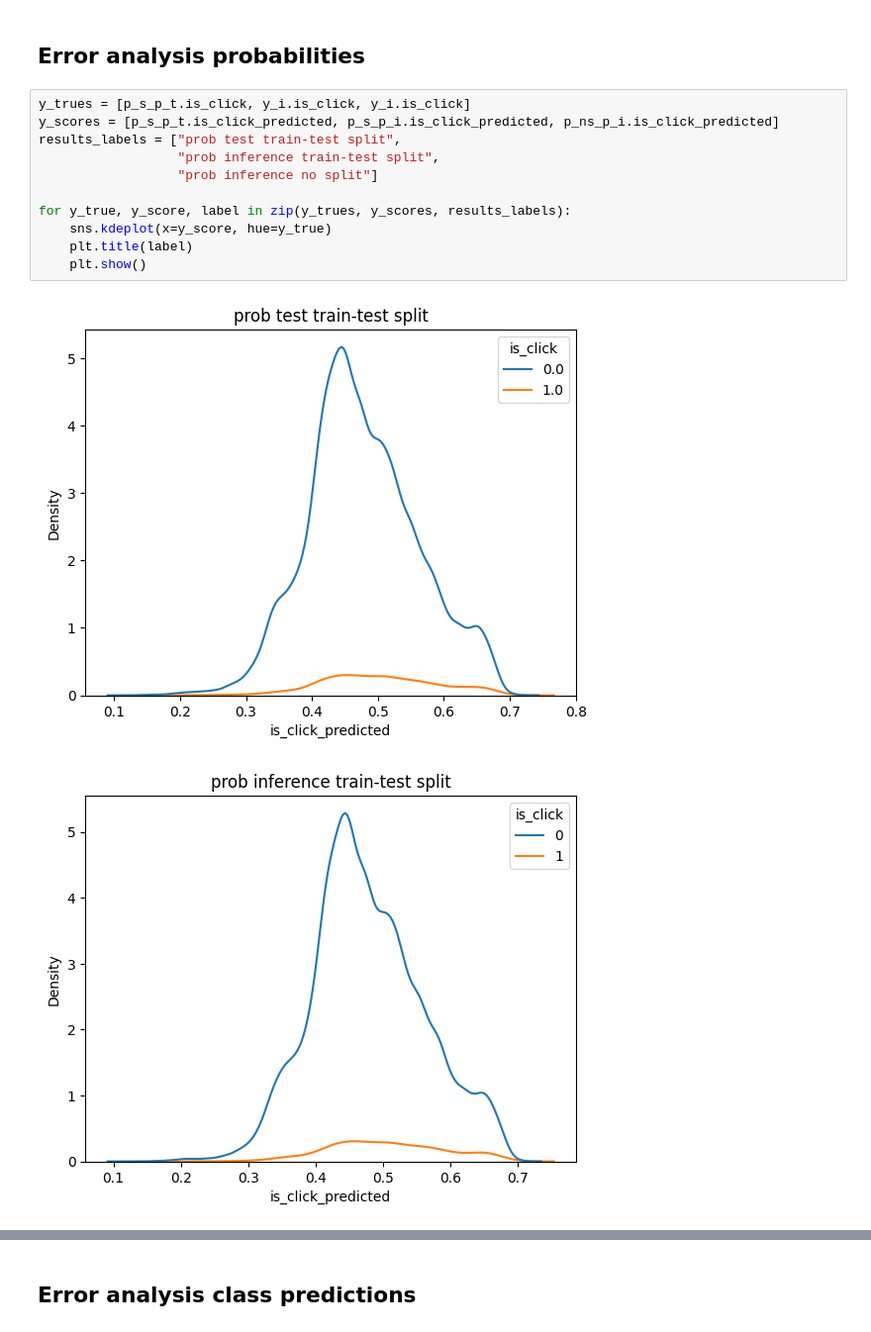
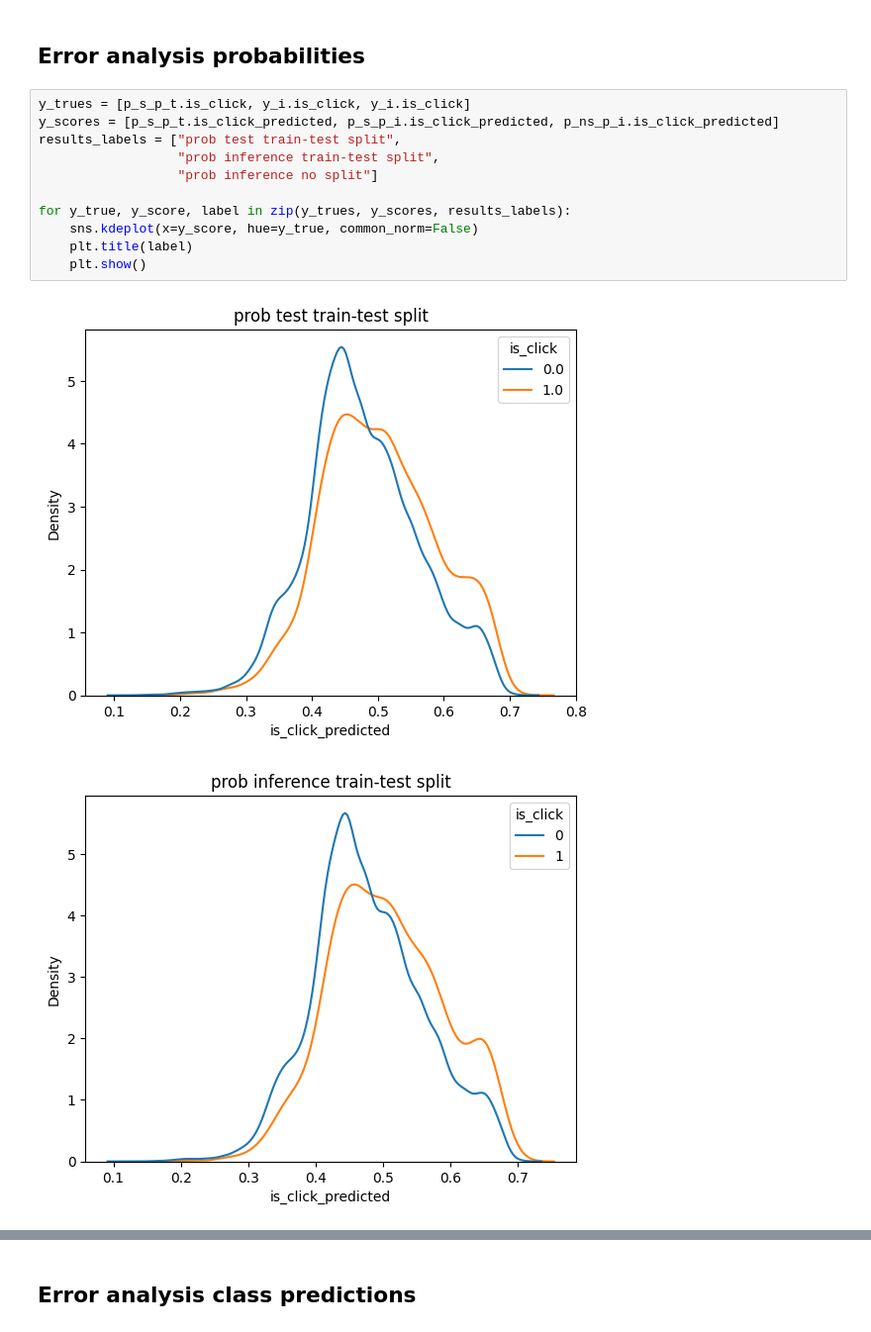
Before and after one commit to OphirTuretz/Y-DATA-Ninjas, a Jupyter notebook: notebooks/error_analysis_ophir.ipynb, the cells around one changed output, grey strips where cells are left out. Shown: that part at 99% size. Saved outputs shown, nothing was run; the diff lists cells and outputs as text.

```diff
--- a/notebooks/error_analysis_ophir.ipynb
+++ b/notebooks/error_analysis_ophir.ipynb
@@ -131,14 +131,14 @@ for y_true, y_score, label in zip(y_trues, y_scores, results_labels):
 # %%
 y_trues = [p_s_p_t.is_click, y_i.is_click, y_i.is_click]
 y_scores = [p_s_p_t.is_click_predicted, p_s_p_i.is_click_predicted, p_ns_p_i.is_click_predicted]
 results_labels = ["prob test train-test split",
                   "prob inference train-test split",
                   "prob inference no split"]
 
 for y_true, y_score, label in zip(y_trues, y_scores, results_labels):
-    sns.kdeplot(x=y_score, hue=y_true)
+    sns.kdeplot(x=y_score, hue=y_true, common_norm=False)
     plt.title(label)
     plt.show()
 # %% [output]
-[figure, old version]
+[figure, new version]
-[figure, old version]
+[figure, new version]
```
Also changed, not shown: parts of 1 cell of this notebook.
